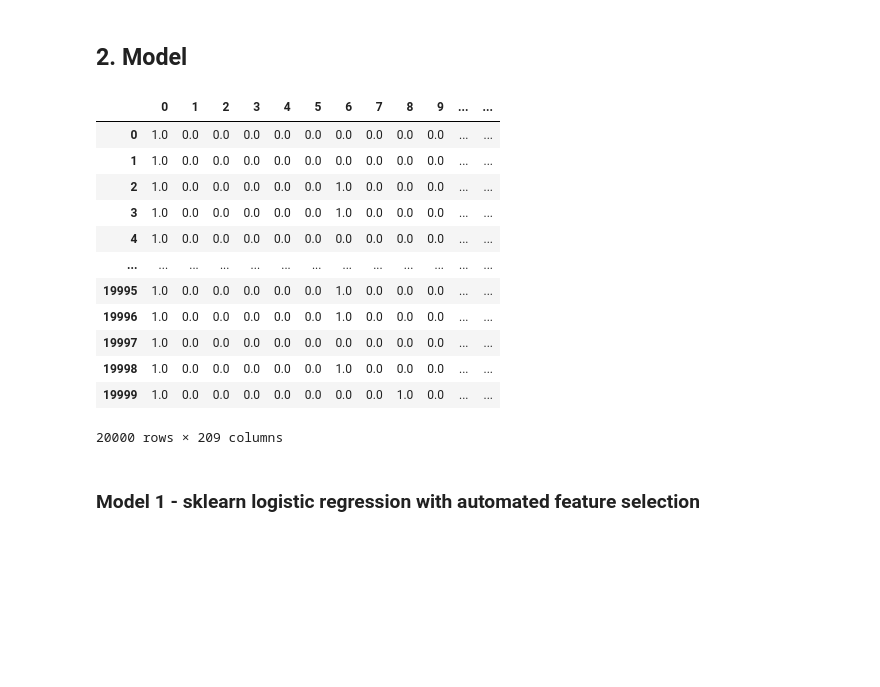
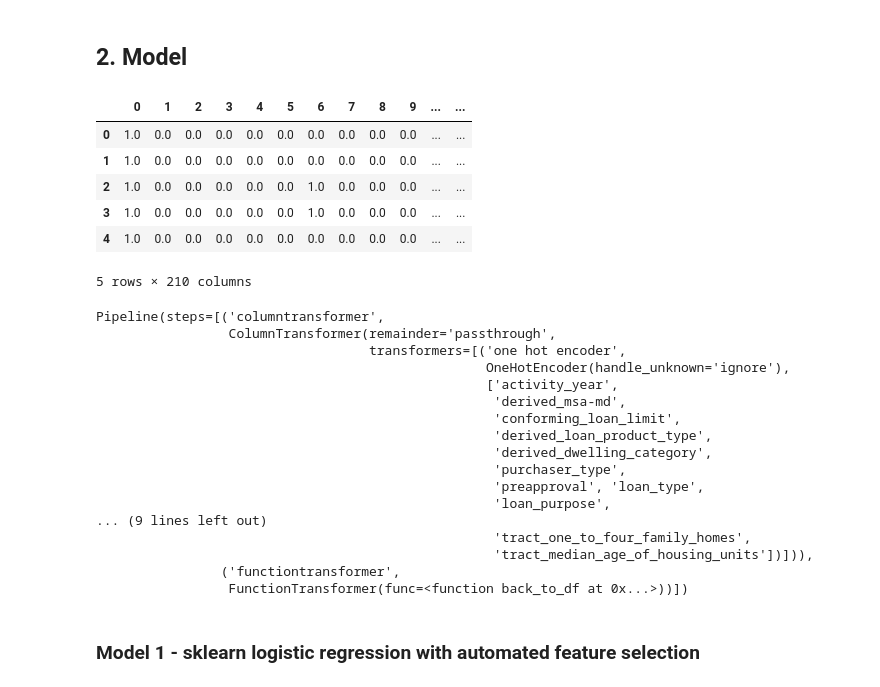
Before and after one commit to mbradds/loan-origination-model, a Jupyter notebook: 1_data_prep_and_feature_selection.ipynb, the cells around one changed output. Cells and saved outputs as stored; diff of their text form; code cells hidden in the pictures; blank space fills up the shorter version.

```diff
--- a/1_data_prep_and_feature_selection.ipynb
+++ b/1_data_prep_and_feature_selection.ipynb
@@ -189,11 +70,10 @@ result_scores = {}
 # %%
 # data to be copied for all models
 # loan_data = shuffle(loan_data)
+
 # limit the data for testing
-loan_data = loan_data.head(20000)
-y = loan_data[[dependent_variable]]
-y = y.values.ravel()
-loan_data = loan_data.drop(dependent_variable, axis=1)
+loan_data = limit_data(loan_data)
+loan_data, y = get_x_and_y(loan_data, dependent_variable)
 
 numerical_columns_selector = selector(dtype_include=float)
 categorical_columns_selector = selector(dtype_exclude=float)
@@ -205,27 +85,47 @@ categorical_preprocessor = OneHotEncoder(handle_unknown="ignore")
 numerical_preprocessor = StandardScaler()
 
 
-preprocessor = ColumnTransformer([
+ct = ColumnTransformer([
     ('one hot encoder', categorical_preprocessor, categorical_columns),
     ('standard_scaler', numerical_preprocessor, numerical_columns)],
 remainder='passthrough')
-model_data_processed = pd.DataFrame(preprocessor.fit_transform(loan_data).toarray())
+
+df_convert = FunctionTransformer(back_to_df)
+
+preprocessor = make_pipeline(ct, df_convert)
+
+# model_data_processed = pd.DataFrame(preprocessor.fit_transform(loan_data).toarray())
+model_data_processed = preprocessor.fit_transform(loan_data)
-# %%
-model_data_processed
-# %% [output]
-|  | 0 | 1 | 2 | 3 | 4 | 5 | 6 | 7 | 8 | 9 | ... | ... |
-| 0 | 1.0 | 0.0 | 0.0 | 0.0 | 0.0 | 0.0 | 0.0 | 0.0 | 0.0 | 0.0 | ... | ... |
-| 1 | 1.0 | 0.0 | 0.0 | 0.0 | 0.0 | 0.0 | 0.0 | 0.0 | 0.0 | 0.0 | ... | ... |
-| 2 | 1.0 | 0.0 | 0.0 | 0.0 | 0.0 | 0.0 | 1.0 | 0.0 | 0.0 | 0.0 | ... | ... |
-| 3 | 1.0 | 0.0 | 0.0 | 0.0 | 0.0 | 0.0 | 1.0 | 0.0 | 0.0 | 0.0 | ... | ... |
-| 4 | 1.0 | 0.0 | 0.0 | 0.0 | 0.0 | 0.0 | 0.0 | 0.0 | 0.0 | 0.0 | ... | ... |
-| ... | ... | ... | ... | ... | ... | ... | ... | ... | ... | ... | ... | ... |
-| 19995 | 1.0 | 0.0 | 0.0 | 0.0 | 0.0 | 0.0 | 1.0 | 0.0 | 0.0 | 0.0 | ... | ... |
-| 19996 | 1.0 | 0.0 | 0.0 | 0.0 | 0.0 | 0.0 | 1.0 | 0.0 | 0.0 | 0.0 | ... | ... |
-| 19997 | 1.0 | 0.0 | 0.0 | 0.0 | 0.0 | 0.0 | 0.0 | 0.0 | 0.0 | 0.0 | ... | ... |
-| 19998 | 1.0 | 0.0 | 0.0 | 0.0 | 0.0 | 0.0 | 1.0 | 0.0 | 0.0 | 0.0 | ... | ... |
-| 19999 | 1.0 | 0.0 | 0.0 | 0.0 | 0.0 | 0.0 | 0.0 | 0.0 | 1.0 | 0.0 | ... | ... |
-20000 rows × 209 columns
+# %%
+model_data_processed.head()
+# %% [output]
+|  | 0 | 1 | 2 | 3 | 4 | 5 | 6 | 7 | 8 | 9 | ... | ... |
+| 0 | 1.0 | 0.0 | 0.0 | 0.0 | 0.0 | 0.0 | 0.0 | 0.0 | 0.0 | 0.0 | ... | ... |
+| 1 | 1.0 | 0.0 | 0.0 | 0.0 | 0.0 | 0.0 | 0.0 | 0.0 | 0.0 | 0.0 | ... | ... |
+| 2 | 1.0 | 0.0 | 0.0 | 0.0 | 0.0 | 0.0 | 1.0 | 0.0 | 0.0 | 0.0 | ... | ... |
+| 3 | 1.0 | 0.0 | 0.0 | 0.0 | 0.0 | 0.0 | 1.0 | 0.0 | 0.0 | 0.0 | ... | ... |
+| 4 | 1.0 | 0.0 | 0.0 | 0.0 | 0.0 | 0.0 | 0.0 | 0.0 | 0.0 | 0.0 | ... | ... |
+5 rows × 210 columns
+# %%
+preprocessor
+# %% [output]
+Pipeline(steps=[('columntransformer',
+                 ColumnTransformer(remainder='passthrough',
+                                   transformers=[('one hot encoder',
+                                                  OneHotEncoder(handle_unknown='ignore'),
+                                                  ['activity_year',
+                                                   'derived_msa-md',
+                                                   'conforming_loan_limit',
+                                                   'derived_loan_product_type',
+                                                   'derived_dwelling_category',
+                                                   'purchaser_type',
+                                                   'preapproval', 'loan_type',
+                                                   'loan_purpose',
+... (9 lines left out)
+                                                   'tract_one_to_four_family_homes',
+                                                   'tract_median_age_of_housing_units'])])),
+                ('functiontransformer',
+                 FunctionTransformer(func=<function back_to_df at 0x...>))])
 # %% [markdown]
 ### Model 1 - sklearn logistic regression with automated feature selection
 # %%
```
Also changed, not shown: parts of 19 cells of this notebook, 1 other file.
